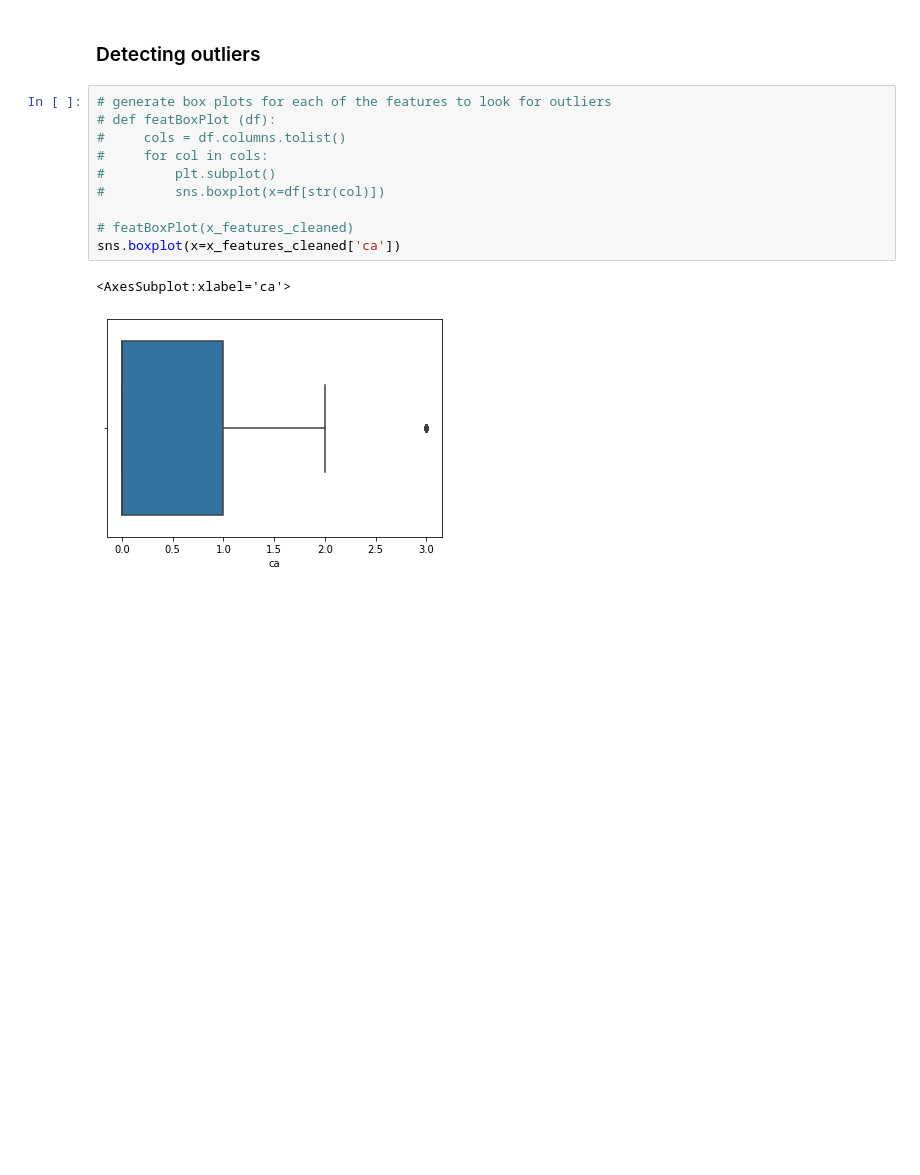
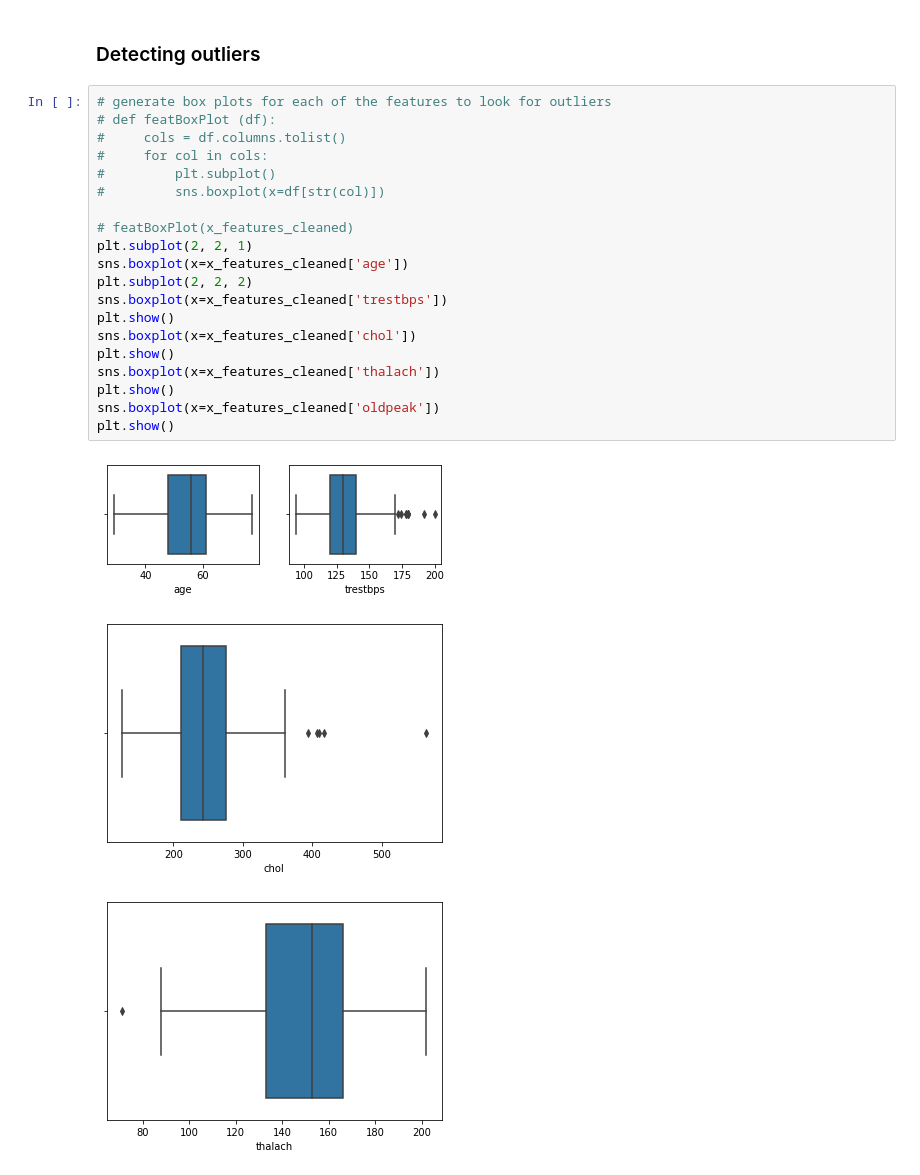
Before and after one commit to valin242/uci_heart_disease, a Jupyter notebook: heart_disease_pred.ipynb, the cells around one changed output. Saved outputs shown, nothing was run; the diff lists cells and outputs as text; blank space fills up the shorter version.

Commit message:
box plots to detect outliers

```diff
--- a/heart_disease_pred.ipynb
+++ b/heart_disease_pred.ipynb
@@ -317,13 +317,24 @@ sns.heatmap(corr_val, annot=True, vmin=-1, vmax=1)
 # %%
 # generate box plots for each of the features to look for outliers
 # def featBoxPlot (df):
 #     cols = df.columns.tolist()
 #     for col in cols:
 #         plt.subplot()
 #         sns.boxplot(x=df[str(col)])
 
 # featBoxPlot(x_features_cleaned)
-sns.boxplot(x=x_features_cleaned['ca'])
+plt.subplot(2, 2, 1)
+sns.boxplot(x=x_features_cleaned['age'])
+plt.subplot(2, 2, 2)
+sns.boxplot(x=x_features_cleaned['trestbps'])
+plt.show()
+sns.boxplot(x=x_features_cleaned['chol'])
+plt.show()
+sns.boxplot(x=x_features_cleaned['thalach'])
+plt.show()
+sns.boxplot(x=x_features_cleaned['oldpeak'])
+plt.show()
 # %% [output]
-<AxesSubplot:xlabel='ca'>
-[figure, old version]
+[figure, new version]
+[figure, added]
+[figure, added]
```
Also changed, not shown: parts of 1 cell of this notebook.
